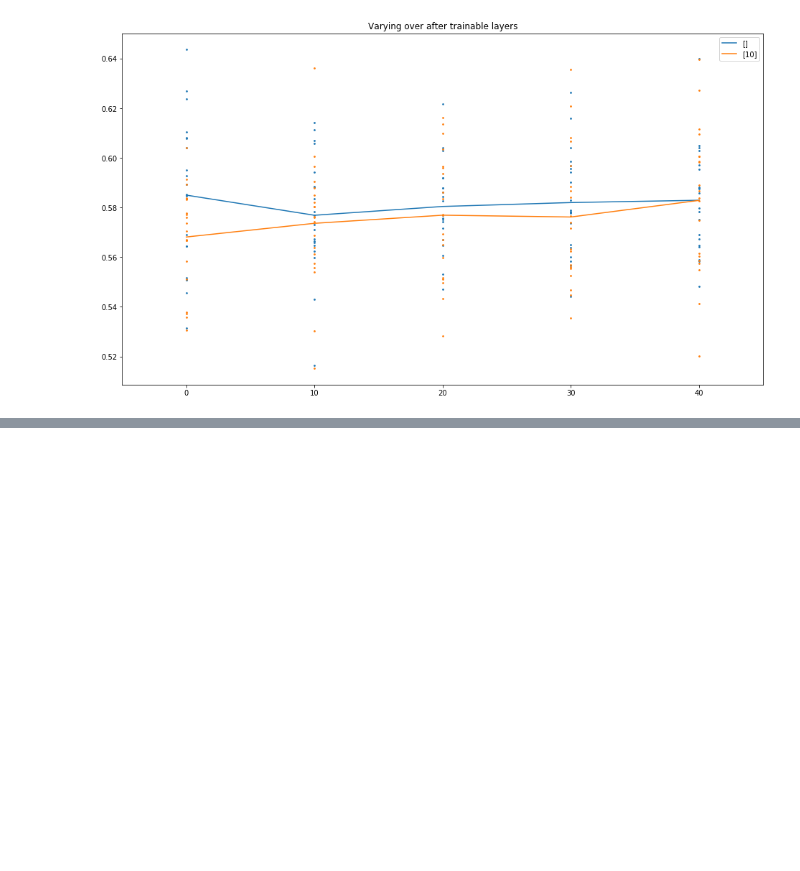
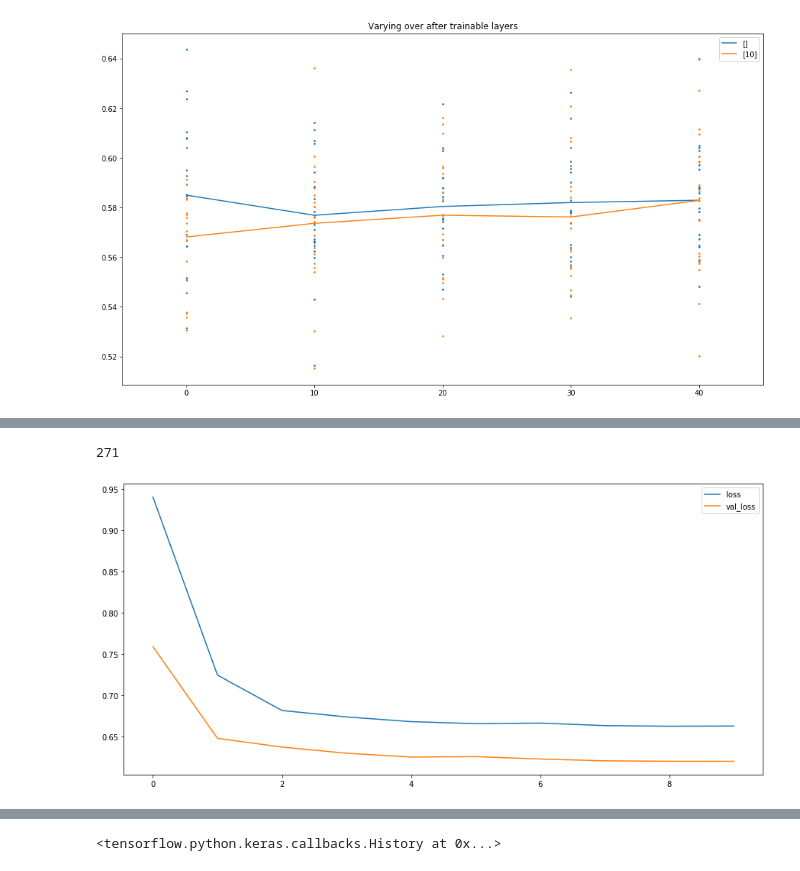
Before and after one commit to matejsladek/random_layers, a Jupyter notebook: code/experiments/census-income/Census Income.ipynb, the cells around one changed output, grey strips where cells are left out. Cells and saved outputs as stored; diff of their text form; code cells hidden in the pictures; blank space fills up the shorter version.

Commit message:
Updates to the script, scalar weighted random layers

```diff
--- a/code/experiments/census-income/Census Income.ipynb
+++ b/code/experiments/census-income/Census Income.ipynb
@@ -599,14 +599,15 @@ def build_double_residual_model(
         )(state)
         state = keras.layers.BatchNormalization()(state)
 
-    for _ in range(random_layers):
+    for i in range(random_layers):
         random_layer_output = keras.layers.Dense(
             before_trainable_layers[-1],
             activation="tanh",
             trainable=False,
         )(state)
-        scaled = Scalar()(random_layer_output)
-        state = keras.layers.Add()([state, scaled])
+        scalar = tf.Variable(.001, trainable=True)
+        random_layer_output_scaled = scalar * random_layer_output
+        state = keras.layers.Add()([state, random_layer_output_scaled])
         state = keras.layers.BatchNormalization()(state)
 
     for i, layer_size in enumerate(after_trainable_layers):
@@ -656,0 +664,4 @@ Epoch 16/100
+# %%
+x = build_double_residual_model([2], 1, [1])
+x.compile(optimizer="adam", loss="mean_squared_error")
+x.summary()
@@ -656,0 +686,4 @@ Epoch 16/100
+# %%
+150 + 110 + 11
+# %% [output]
+271
@@ -656,0 +692,27 @@ Epoch 16/100
+# %%
+i = 0
+# %%
+i += 1
+x.fit(
+    train[train_ids], labels[train_ids],
+    64,
+    epochs=10,
+    shuffle=True,
+    validation_data=(
+        train[test_ids][:half_validate], labels[test_ids][:half_validate],
+    ),
+    callbacks=[
+        keras.callbacks.EarlyStopping(
+            patience=3,
+            restore_best_weights=True,
+        ),
+        keras.callbacks.TensorBoard(
+            log_dir="logs/" + "log_" + str(i),
+            histogram_freq=1,
+        ),
+        PlotLosses(),
+    ],
+)
+i
+# %% [output]
+[figure, added]
@@ -657,3 +720,4 @@ Epoch 16/100
+<tensorflow.python.keras.callbacks.History at 0x...>
 # %%
 plotter.plot_marginals(
     results_double_residual,
```
Also changed, not shown: parts of 17 cells of this notebook.
